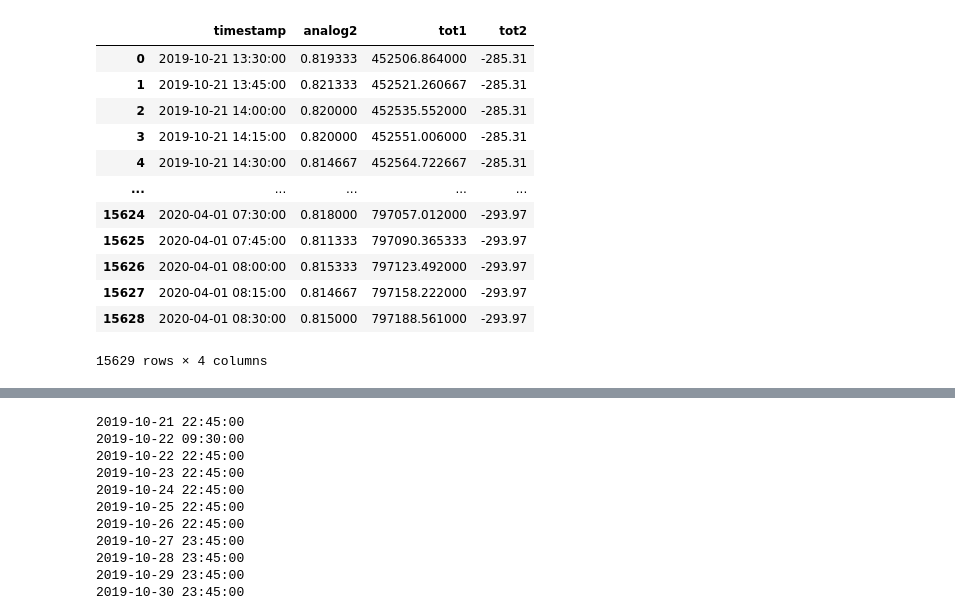
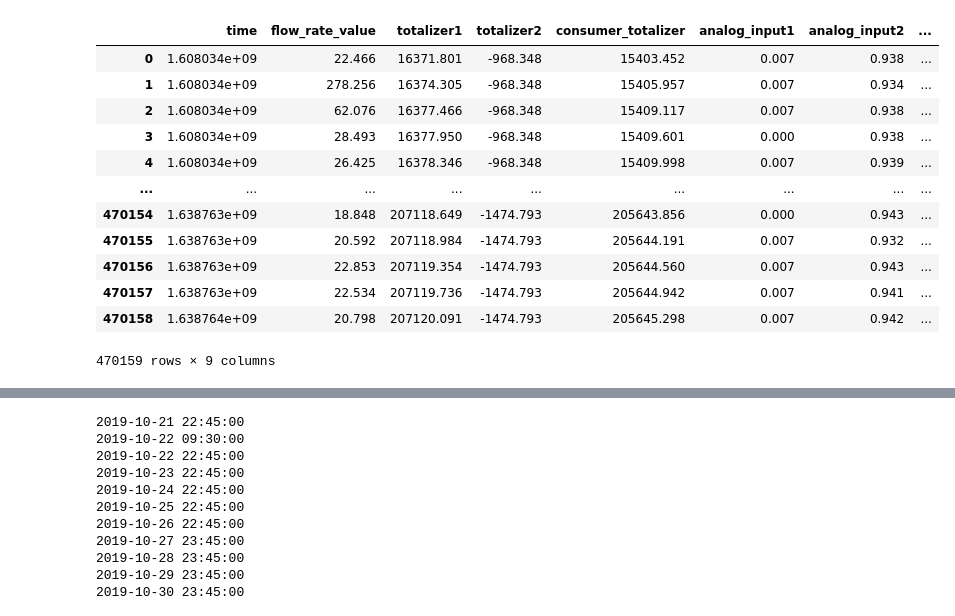
Before and after one commit to nacekoprivec/anomaly-detection, a Jupyter notebook: notebooks/braila_data.ipynb, the cells around one changed output, grey strips where cells are left out. Saved outputs shown, nothing was run; the diff lists cells and outputs as text; code cells hidden in the pictures.

```diff
--- a/notebooks/braila_data.ipynb
+++ b/notebooks/braila_data.ipynb
@@ -5,20 +5,20 @@ from datetime import datetime, time
 import matplotlib.pyplot as plt
 import numpy as np
 # %%
-df = pd.read_csv("../data/consumer/braila_test.csv")
+df = pd.read_csv("../data/Braila_new_data/braila_flow211206H360.csv")
 display(df)
 # %% [output]
-|  | timestamp | analog2 | tot1 | tot2 |
-| 0 | 2019-10-21 13:30:00 | 0.819333 | 452506.864000 | -285.31 |
-| 1 | 2019-10-21 13:45:00 | 0.821333 | 452521.260667 | -285.31 |
-| 2 | 2019-10-21 14:00:00 | 0.820000 | 452535.552000 | -285.31 |
-| 3 | 2019-10-21 14:15:00 | 0.820000 | 452551.006000 | -285.31 |
-| 4 | 2019-10-21 14:30:00 | 0.814667 | 452564.722667 | -285.31 |
-| ... | ... | ... | ... | ... |
-| 15624 | 2020-04-01 07:30:00 | 0.818000 | 797057.012000 | -293.97 |
-| 15625 | 2020-04-01 07:45:00 | 0.811333 | 797090.365333 | -293.97 |
-| 15626 | 2020-04-01 08:00:00 | 0.815333 | 797123.492000 | -293.97 |
-| 15627 | 2020-04-01 08:15:00 | 0.814667 | 797158.222000 | -293.97 |
-| 15628 | 2020-04-01 08:30:00 | 0.815000 | 797188.561000 | -293.97 |
+|  | time | flow_rate_value | totalizer1 | totalizer2 | consumer_totalizer | analog_input1 | analog_input2 | ... |
+| 0 | 1.608034e+09 | 22.466 | 16371.801 | -968.348 | 15403.452 | 0.007 | 0.938 | ... |
+| 1 | 1.608034e+09 | 278.256 | 16374.305 | -968.348 | 15405.957 | 0.007 | 0.934 | ... |
+| 2 | 1.608034e+09 | 62.076 | 16377.466 | -968.348 | 15409.117 | 0.007 | 0.938 | ... |
+| 3 | 1.608034e+09 | 28.493 | 16377.950 | -968.348 | 15409.601 | 0.000 | 0.938 | ... |
+| 4 | 1.608034e+09 | 26.425 | 16378.346 | -968.348 | 15409.998 | 0.007 | 0.939 | ... |
+| ... | ... | ... | ... | ... | ... | ... | ... | ... |
+| 470154 | 1.638763e+09 | 18.848 | 207118.649 | -1474.793 | 205643.856 | 0.000 | 0.943 | ... |
+| 470155 | 1.638763e+09 | 20.592 | 207118.984 | -1474.793 | 205644.191 | 0.007 | 0.932 | ... |
+| 470156 | 1.638763e+09 | 22.853 | 207119.354 | -1474.793 | 205644.560 | 0.007 | 0.943 | ... |
+| 470157 | 1.638763e+09 | 22.534 | 207119.736 | -1474.793 | 205644.942 | 0.007 | 0.941 | ... |
+| 470158 | 1.638764e+09 | 20.798 | 207120.091 | -1474.793 | 205645.298 | 0.007 | 0.942 | ... |
-15629 rows × 4 columns
+470159 rows × 9 columns
 # %%
```
Also changed, not shown: parts of 1 cell of this notebook, 16 other files.
